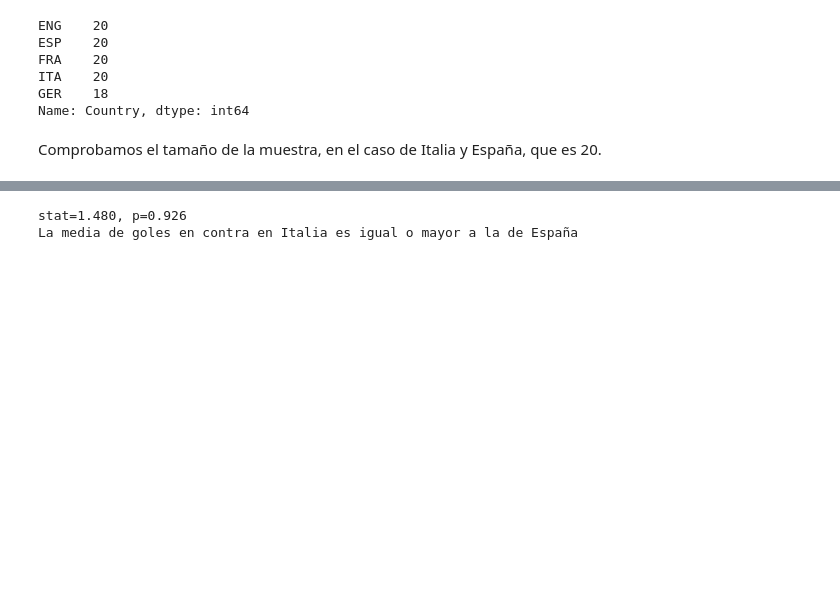
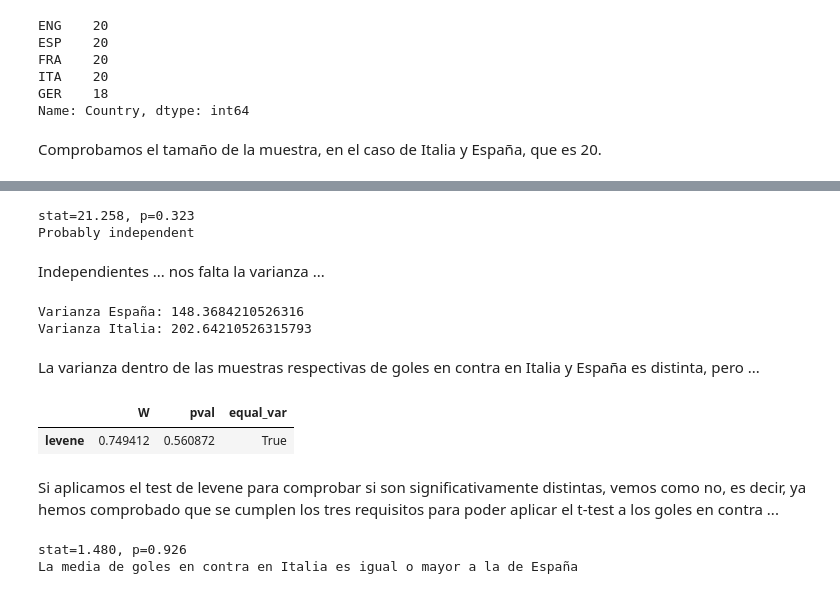
Before and after one commit to aar-x/hipotesis_testing, a Jupyter notebook: M5T01.ipynb, the cells around one changed output, grey strips where cells are left out. Saved outputs shown, nothing was run; the diff lists cells and outputs as text; code cells hidden in the pictures; blank space fills up the shorter version.

```diff
--- a/M5T01.ipynb
+++ b/M5T01.ipynb
@@ -79,0 +128,22 @@ Imprimimos las respectivas medias para tener una idea general. Vemos como la med
+# %%
+from scipy.stats import chi2_contingency
+table = [GA_ESP, GA_ITA]
+stat, p, dof, expected = chi2_contingency(table)
+print('stat=%.3f, p=%.3f' % (stat, p))
+if p > 0.05:
+ print('Probably independent')
+else:
+ print('Probably dependent')
+# %% [output]
+stat=21.258, p=0.323
+Probably independent
+# %% [markdown]
+Independientes ... nos falta la varianza ...
+# %%
+print('Varianza España: '+str(GA_ESP.var()))
+print('Varianza Italia: '+str(GA_ITA.var()))
+# %% [output]
+Varianza España: 148.3684210526316
+Varianza Italia: 202.64210526315793
+# %% [markdown]
+La varianza dentro de las muestras respectivas de goles en contra en Italia y España es distinta, pero ...
@@ -80,2 +152,11 @@ Imprimimos las respectivas medias para tener una idea general. Vemos como la med
+# %%
+import pingouin as pg
+
+pg.homoscedasticity(data=UEFA, dv='GA', group='Country')
+# %% [output]
+|  | W | pval | equal_var |
+| levene | 0.749412 | 0.560872 | True |
+# %% [markdown]
+Si aplicamos el test de levene para comprobar si son significativamente distintas, vemos como no, es decir, ya hemos comprobado que se cumplen los tres requisitos para poder aplicar el t-test a los goles en contra ...
 # %%
 from scipy.stats import ttest_ind
```
Also changed, not shown: parts of 31 cells of this notebook.
